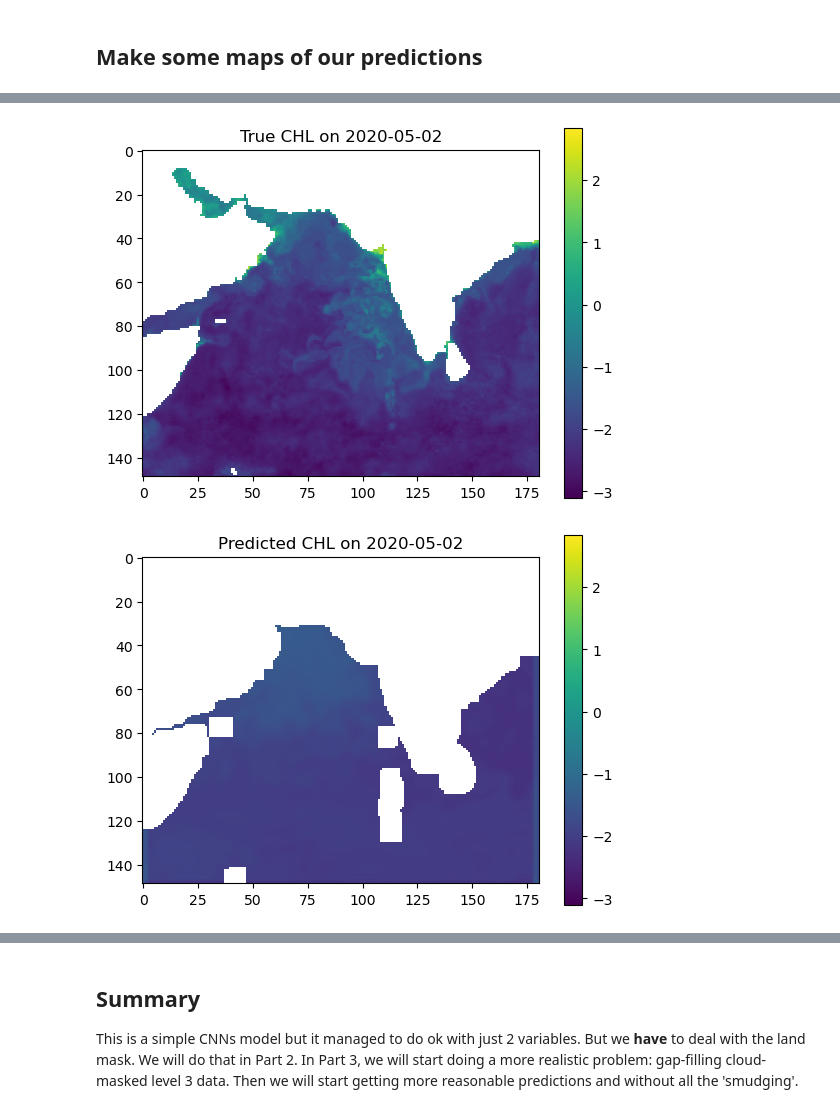
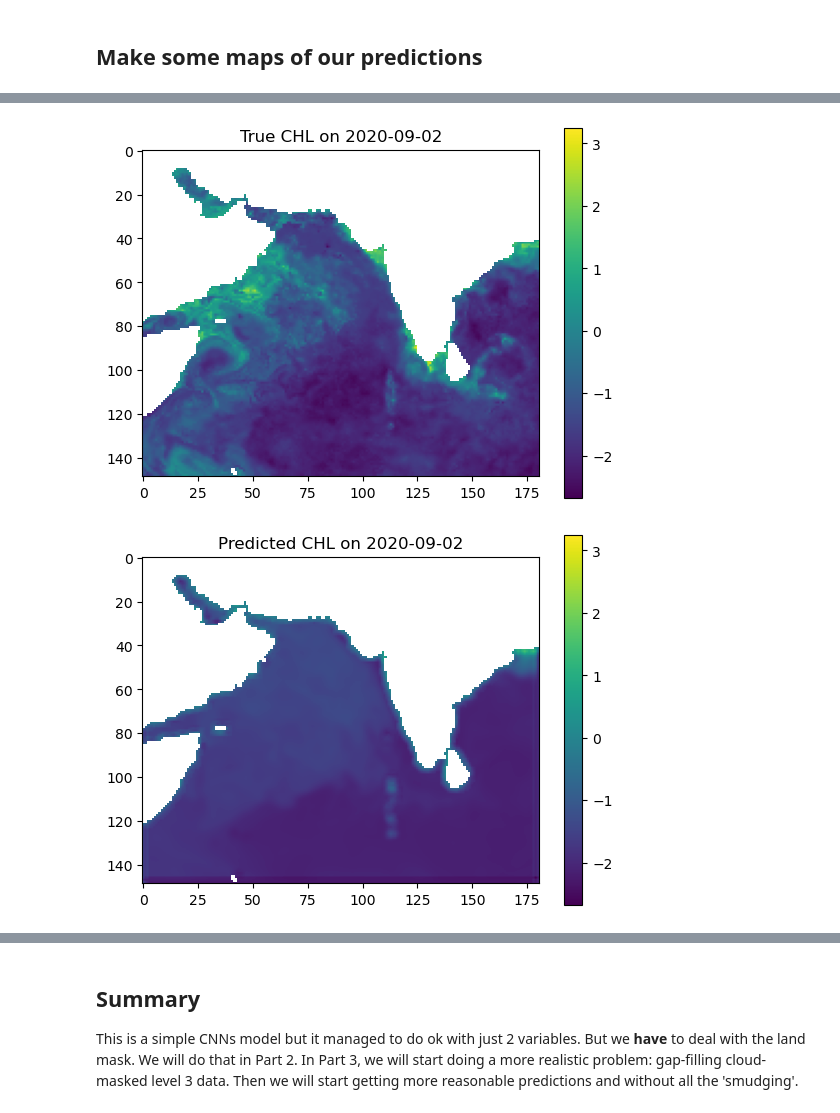
Before and after one commit to ocean-satellite-tools/mind-the-chl-gap, a Jupyter notebook: book/notebooks/CHL_prediction_CNN_Part_1.ipynb, the cells around one changed output, grey strips where cells are left out. Drawn from its saved outputs; the diff is of its cells as text; code cells hidden in the pictures.

```diff
--- a/book/notebooks/CHL_prediction_CNN_Part_1.ipynb
+++ b/book/notebooks/CHL_prediction_CNN_Part_1.ipynb
@@ -207,3 +254,4 @@ X = np.load("X.npy")
 y = np.load("y.npy")
 X_train = np.load("X_train.npy")
 y_train = np.load("y_train.npy")
+X2, y2, X2_train, y2_train, X_val, y_val, X_test, y_test = time_series_split(dataset, pred_var, split_ratio)
@@ -358,42 +423,43 @@ Test MAE: 0.4038597345352173
 # %% [markdown]
 ## Make some maps of our predictions
 # %%
-model_data = da.stack([dataset[var].data for var in pred_var + ["y"]])
-# Move to shape (n_vars, time, lat, lon)
-model_data = da.moveaxis(model_data, -1, 1)
+import numpy as np
+import matplotlib.pyplot as plt
 
-# Convert the date string to datetime64
-date_to_predict = np.datetime64('2020-05-02')
-# Ensure dataset.time is sorted and in datetime64 format
-available_times = dataset['time'].values
-# Find index of the date, or raise if not found
+# Example: date to predict
+date_to_predict = np.datetime64("2020-09-02")
+
+# Get index of that date
+available_times = dataset["time"].values
 date_index = np.where(available_times == date_to_predict)[0][0]
 
-input = np.moveaxis(model_data[:-1], 0, -1)[date_index]
-input = np.array(input)
-predicted_output = model.predict(input[np.newaxis, ...])[0]
-predicted_output = predicted_output[:,:,0]
+# Prepare input (X: shape = [time, lat, lon, n_features])
+input_data = X[date_index]  # shape = (lat, lon, n_features)
+input_data = np.array(input_data)     # convert to numpy
 
-true_output = dataset['y'].sel(time=date_to_predict)
+# Predict
+predicted_output = model.predict(input_data[np.newaxis, ...])[0]
+predicted_output = predicted_output[:, :, 0]  # shape = (lat, lon)
 
-# set land to NaN
+# True value from y
+true_output = y[date_index]
+
+# Mask land (land_mask = ~ocean)
 land_mask = ~dataset["ocean_mask"].values
-# For predicted_output (NumPy array), still use NumPy indexing
 predicted_output[land_mask] = np.nan
+true_output = np.where(land_mask, np.nan, true_output)
 
-# For true_output (xarray), use .where() to mask land
-true_output = true_output.where(dataset["ocean_mask"]).values
-
-vmax = np.nanmax((true_output, predicted_output))
-vmin = np.nanmin((true_output, predicted_output))
+# Plot
+vmin = np.nanmin([true_output, predicted_output])
+vmax = np.nanmax([true_output, predicted_output])
 
 plt.imshow(true_output, vmin=vmin, vmax=vmax)
 plt.colorbar()
-plt.title(f'True CHL on {date_to_predict}')
+plt.title(f"True CHL on {date_to_predict}")
 plt.show()
 
 plt.imshow(predicted_output, vmin=vmin, vmax=vmax)
 plt.colorbar()
-plt.title(f'Predicted CHL on {date_to_predict}')
+plt.title(f"Predicted CHL on {date_to_predict}")
 plt.show()
 # %% [output]
@@ -401,2 +467,2 @@ plt.show()
-[figure, old version]
+[figure, new version]
-[figure, old version]
+[figure, new version]
```
Also changed, not shown: parts of 14 cells of this notebook, 2 other files.
